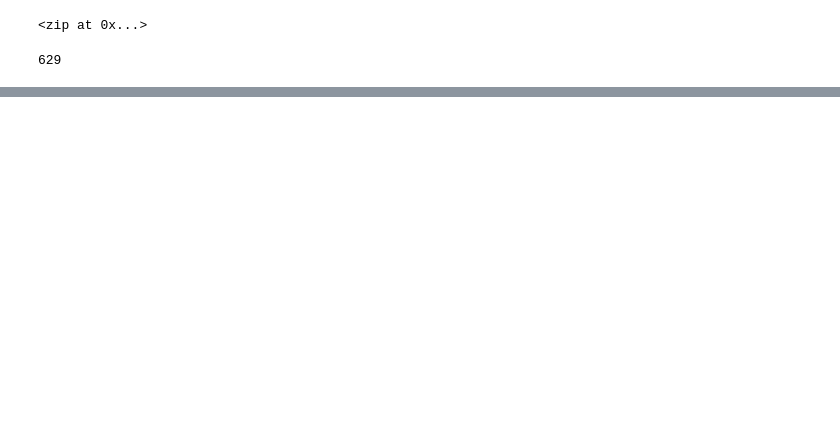
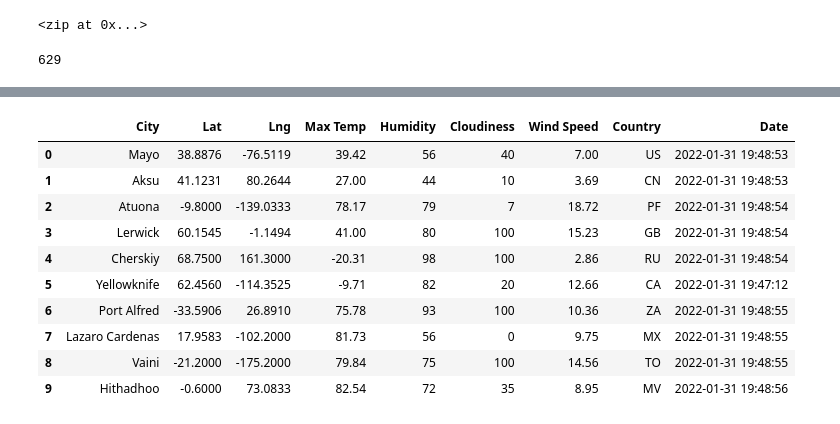
Before and after one commit to jkannis/World_Weather_Analysis, a Jupyter notebook: WeatherPy.ipynb, the cells around one changed output, grey strips where cells are left out. Drawn from its saved outputs; the diff is of its cells as text; code cells hidden in the pictures; blank space fills up the shorter version.

Commit message:
Including cities weather data

```diff
--- a/WeatherPy.ipynb
+++ b/WeatherPy.ipynb
@@ -6,3 +16,6 @@ import numpy as np
+# %%
+# Starting URL for Weather Map API Call.
+url = "http://api.openweathermap.org/data/2.5/weather?units=Imperial&APPID=" + weather_api_key
 # %%
 # Create a set of random latitude and longitude combinations.
 lats = np.random.uniform(low=-90.000, high=90.000, size=1500)
@@ -33,0 +127,16 @@ len(cities)
+# %%
+# Convert the array of dictionaries to a Pandas DataFrame.
+city_data_df = pd.DataFrame(city_data)
+city_data_df.head(10)
+# %% [output]
+|  | City | Lat | Lng | Max Temp | Humidity | Cloudiness | Wind Speed | Country | Date |
+| 0 | Mayo | 38.8876 | -76.5119 | 39.42 | 56 | 40 | 7.00 | US | 2022-01-31 19:48:53 |
+| 1 | Aksu | 41.1231 | 80.2644 | 27.00 | 44 | 10 | 3.69 | CN | 2022-01-31 19:48:53 |
+| 2 | Atuona | -9.8000 | -139.0333 | 78.17 | 79 | 7 | 18.72 | PF | 2022-01-31 19:48:54 |
+| 3 | Lerwick | 60.1545 | -1.1494 | 41.00 | 80 | 100 | 15.23 | GB | 2022-01-31 19:48:54 |
+| 4 | Cherskiy | 68.7500 | 161.3000 | -20.31 | 98 | 100 | 2.86 | RU | 2022-01-31 19:48:54 |
+| 5 | Yellowknife | 62.4560 | -114.3525 | -9.71 | 82 | 20 | 12.66 | CA | 2022-01-31 19:47:12 |
+| 6 | Port Alfred | -33.5906 | 26.8910 | 75.78 | 93 | 100 | 10.36 | ZA | 2022-01-31 19:48:55 |
+| 7 | Lazaro Cardenas | 17.9583 | -102.2000 | 81.73 | 56 | 0 | 9.75 | MX | 2022-01-31 19:48:55 |
+| 8 | Vaini | -21.2000 | -175.2000 | 79.84 | 75 | 100 | 14.56 | TO | 2022-01-31 19:48:55 |
+| 9 | Hithadhoo | -0.6000 | 73.0833 | 82.54 | 72 | 35 | 8.95 | MV | 2022-01-31 19:48:56 |
```
Also changed, not shown: parts of 5 cells of this notebook, 3 other files.
